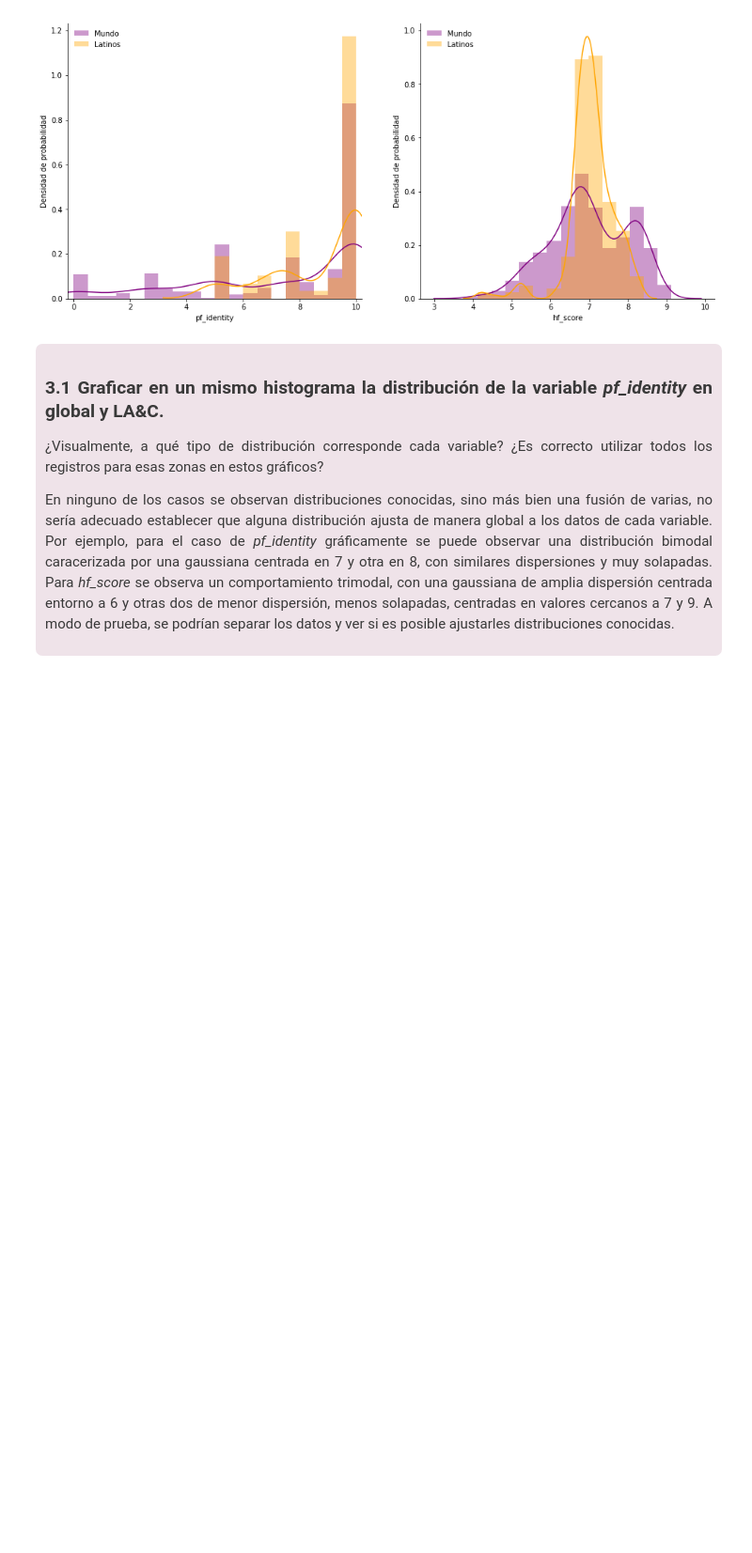
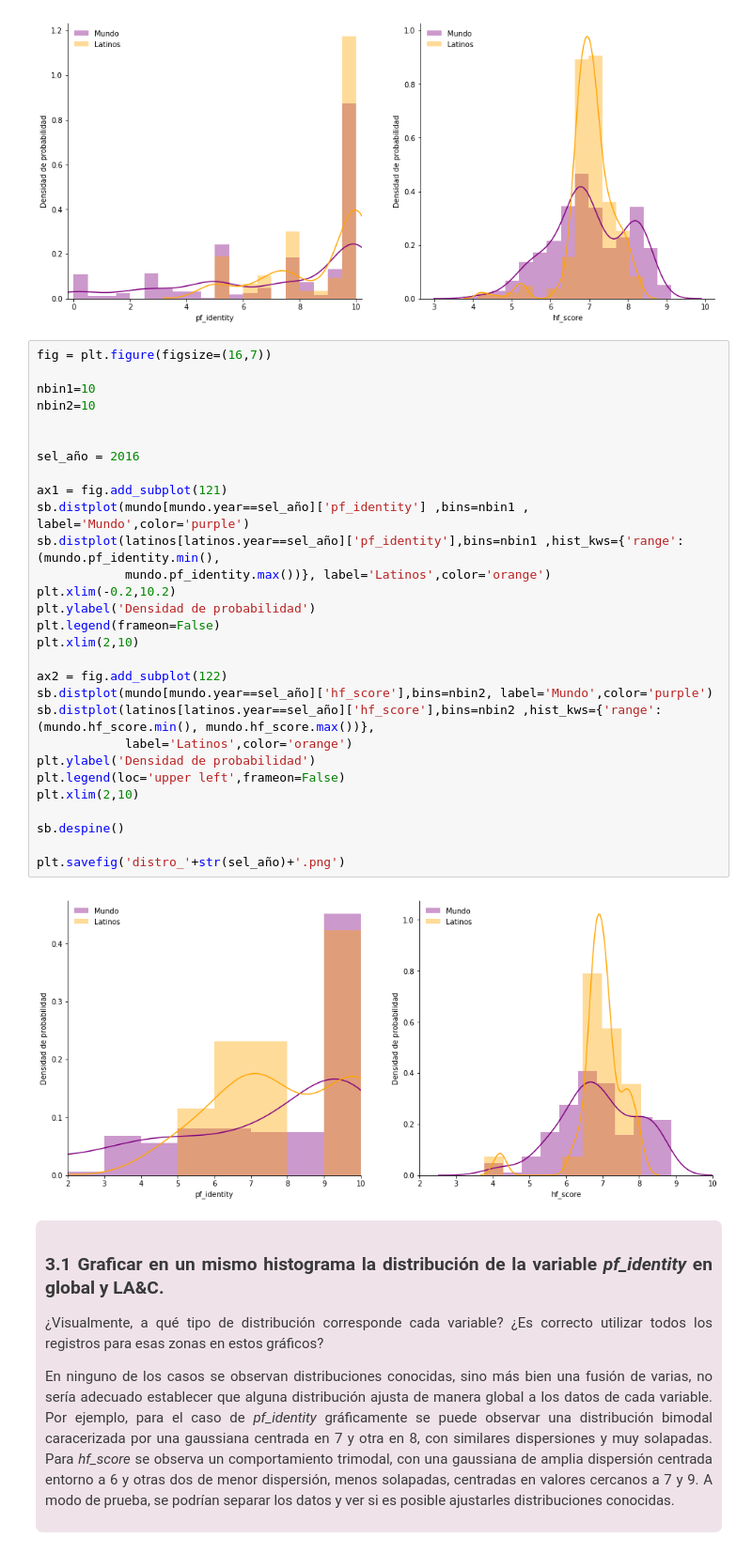
Before and after one commit to Eugenia27/DiploDatos, a Jupyter notebook: AnalisisYVisualizacion/p1.ipynb, the cells around one changed output. Shown at 94% size. Cells and saved outputs as stored; diff of their text form; blank space fills up the shorter version.

```diff
--- a/AnalisisYVisualizacion/p1.ipynb
+++ b/AnalisisYVisualizacion/p1.ipynb
@@ -1213,6 +1215,37 @@ plt.legend(loc='upper left',frameon=False)
 sb.despine()
 # %% [output]
 [figure]
+# %%
+fig = plt.figure(figsize=(16,7))
+
+nbin1=10
+nbin2=10
+
+
+sel_año = 2016
+
+ax1 = fig.add_subplot(121)
+sb.distplot(mundo[mundo.year==sel_año]['pf_identity'] ,bins=nbin1 , label='Mundo',color='purple')
+sb.distplot(latinos[latinos.year==sel_año]['pf_identity'],bins=nbin1 ,hist_kws={'range': (mundo.pf_identity.min(),
+            mundo.pf_identity.max())}, label='Latinos',color='orange')
+plt.xlim(-0.2,10.2)
+plt.ylabel('Densidad de probabilidad')
+plt.legend(frameon=False)
+plt.xlim(2,10)
+
+ax2 = fig.add_subplot(122)
+sb.distplot(mundo[mundo.year==sel_año]['hf_score'],bins=nbin2, label='Mundo',color='purple')
+sb.distplot(latinos[latinos.year==sel_año]['hf_score'],bins=nbin2 ,hist_kws={'range': (mundo.hf_score.min(), mundo.hf_score.max())},
+            label='Latinos',color='orange')
+plt.ylabel('Densidad de probabilidad')
+plt.legend(loc='upper left',frameon=False)
+plt.xlim(2,10)
+
+sb.despine()
+
+plt.savefig('distro_'+str(sel_año)+'.png')
+# %% [output]
+[figure, added]
 # %% [markdown]
 <div style="color:#393939; background-color:rgba(174,118,144,0.2); padding:10px; border-radius: 7px; font-size:15px;text-align: justify">
 
```
Also changed, not shown: parts of 15 cells of this notebook, 9 other files.
